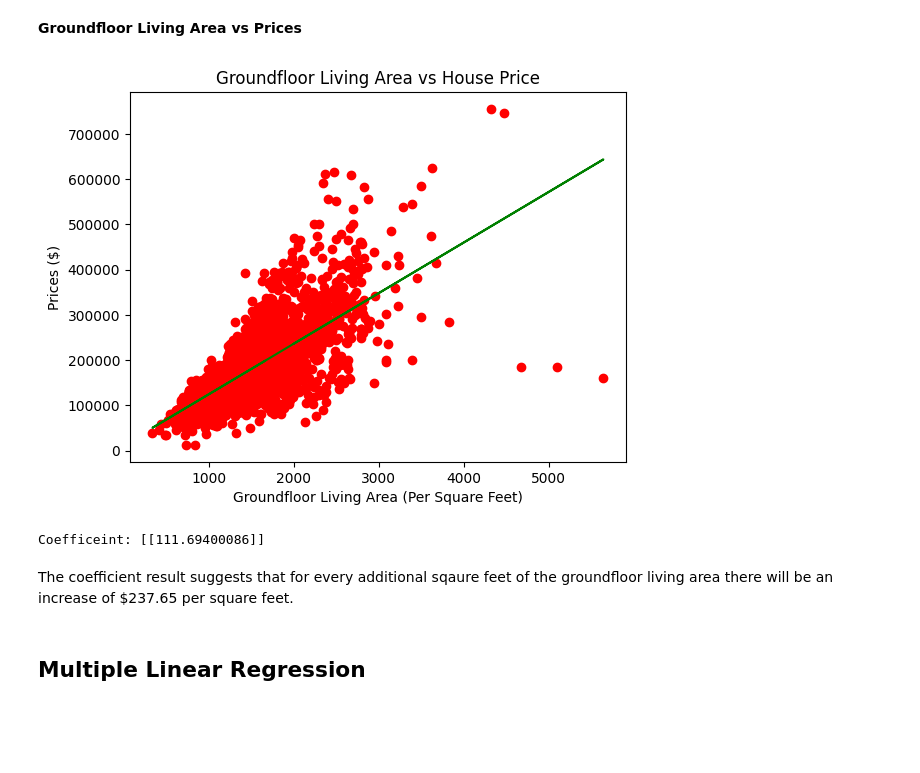
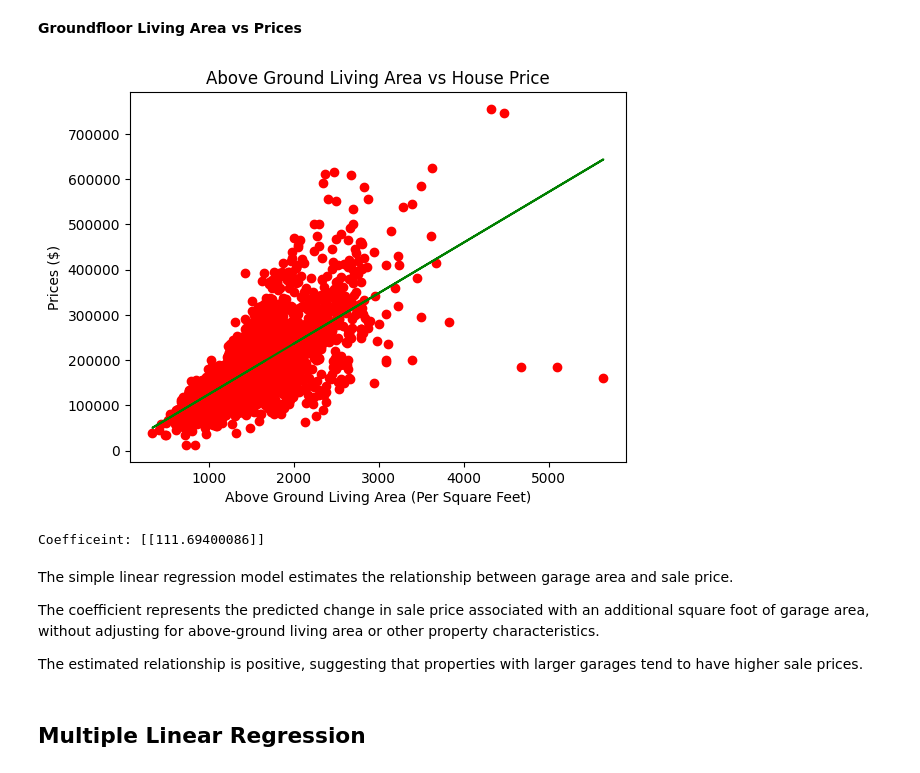
Before and after one commit to MarlonMangoba/House-Prediction-Model, a Jupyter notebook: Linear_Regression_Ames.ipynb, the cells around one changed output. Cells and saved outputs as stored; diff of their text form; code cells hidden in the pictures; blank space fills up the shorter version.

Commit message:
Add files via upload
Improved Regression Analysis and Model Interpretation

```diff
--- a/Linear_Regression_Ames.ipynb
+++ b/Linear_Regression_Ames.ipynb
@@ -105,7 +105,7 @@ Now we rename our columns for easier calling within the code. Since we are only
 # %%
 # Create new Dataframe for our specified analyses
 ames_subset_df = pd.DataFrame({
-    'groundfloor' : ames_data['Gr_Liv_Area'],
+    'living_area' : ames_data['Gr_Liv_Area'],
     'garage' : ames_data['Garage_Area'],
     'price' : ames_data['Sale_Price']
 })
@@ -217,34 +226,38 @@ The coefficient result suggests that for every additional sqaure feet of the gar
 # %%
 # Selected and reshaped data
 x = ames_subset_df.iloc[:, 0].values
 y = ames_subset_df.iloc[:, 2].values
 x=x.reshape(-1,1)
 y=y.reshape(-1,1)
 
 # Creating an empty linear regression model
 gf_area_model = LinearRegression()
 
 # Fit the data into the model
 gf_area_model.fit(x, y)
 
 # Use model to make a prediction
 y_pred = gf_area_model.predict(x)
 
 # Plot model and data
 plt.scatter(x,y,color = 'r')
 plt.plot(x, gf_area_model.predict(x),color ='g')
-plt.title('Groundfloor Living Area vs House Price')
-plt.xlabel("Groundfloor Living Area (Per Square Feet)")
+plt.title('Above Ground Living Area vs House Price')
+plt.xlabel("Above Ground Living Area (Per Square Feet)")
 plt.ylabel("Prices ($)")
 plt.show()
 # %% [output]
-[figure, old version]
+[figure, new version]
 # %%
 print("Coefficeint:", gf_area_model.coef_)
 # %% [output]
 Coefficeint: [[111.69400086]]
-# %% [markdown]
-The coefficient result suggests that for every additional sqaure feet of the groundfloor living area there will be an increase of $237.65 per square feet.
+# %% [markdown]
+The simple linear regression model estimates the relationship between garage area and sale price.
+
+The coefficient represents the predicted change in sale price associated with an additional square foot of garage area, without adjusting for above-ground living area or other property characteristics.
+
+The estimated relationship is positive, suggesting that properties with larger garages tend to have higher sale prices.
 # %% [markdown]
 ## Multiple Linear Regression
 # %%
```
Also changed, not shown: parts of 23 cells of this notebook.
